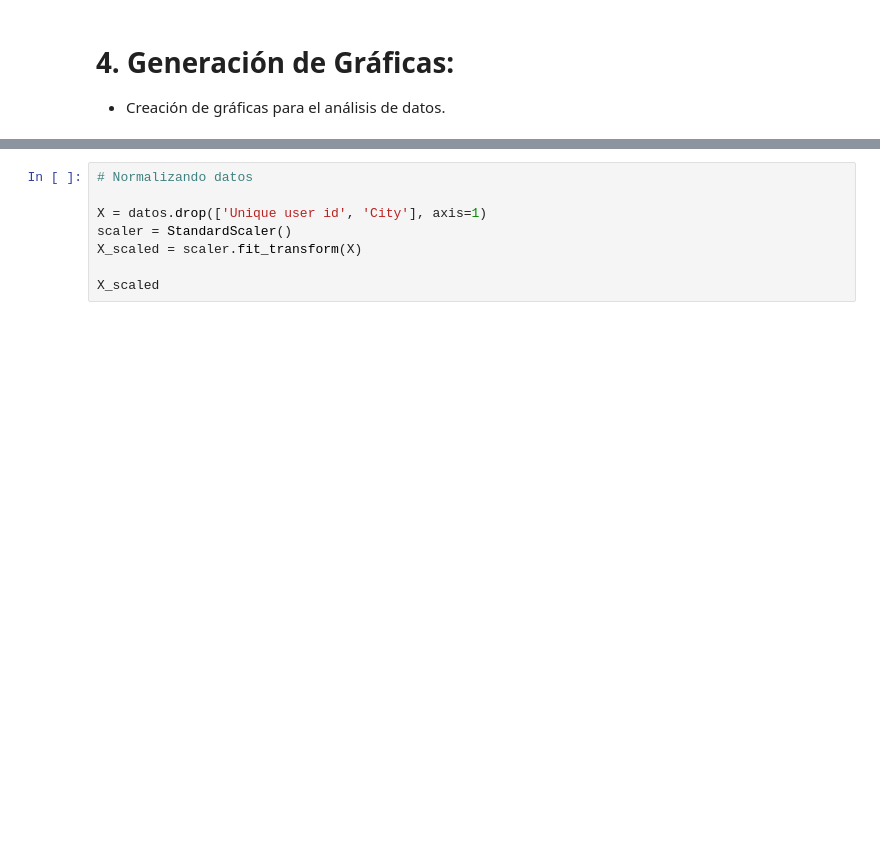
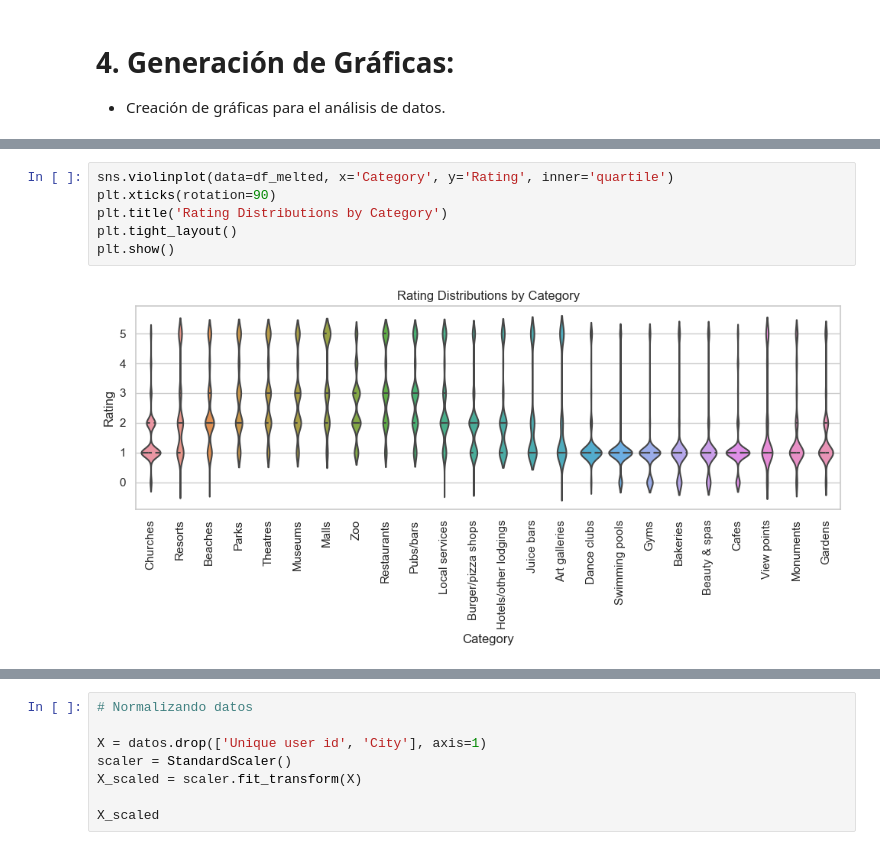
Before and after one commit to gabrielaaguiv5/ProjectI, a Jupyter notebook: notebooks/01_eda_overview.ipynb, the cells around one changed output, grey strips where cells are left out. Saved outputs shown, nothing was run; the diff lists cells and outputs as text; blank space fills up the shorter version.

```diff
--- a/notebooks/01_eda_overview.ipynb
+++ b/notebooks/01_eda_overview.ipynb
@@ -442,0 +477,8 @@ plt.show()
+# %%
+sns.violinplot(data=df_melted, x='Category', y='Rating', inner='quartile')
+plt.xticks(rotation=90)
+plt.title('Rating Distributions by Category')
+plt.tight_layout()
+plt.show()
+# %% [output]
+[figure, added]
```
Also changed, not shown: parts of 9 cells of this notebook.
